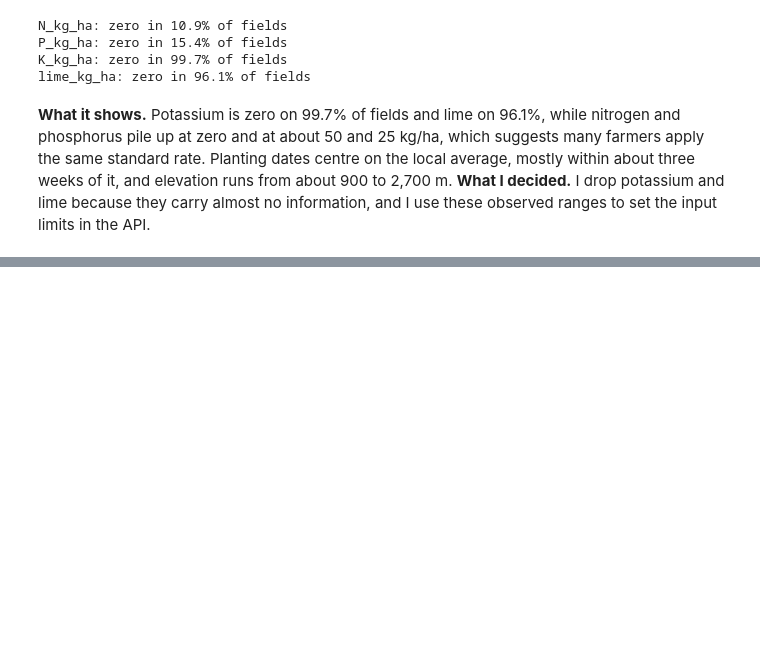
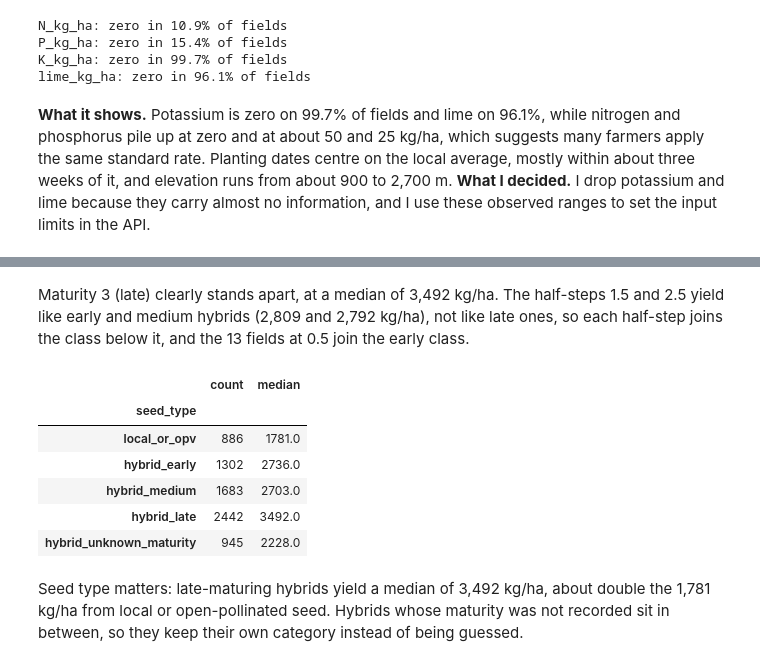
Before and after one commit to Kiguru-Alu/linear_regression_model, a Jupyter notebook: summative/linear_regression/multivariate.ipynb, the cells around one changed output, grey strips where cells are left out. Drawn from its saved outputs; the diff is of its cells as text; code cells hidden in the pictures; blank space fills up the shorter version.

```diff
--- a/summative/linear_regression/multivariate.ipynb
+++ b/summative/linear_regression/multivariate.ipynb
@@ -135,0 +214,33 @@ lime_kg_ha: zero in 96.1% of fields
+# %% [markdown]
+Maturity 3 (late) clearly stands apart, at a median of 3,492 kg/ha. The half-steps 1.5 and 2.5 yield like early and medium hybrids (2,809 and 2,792 kg/ha), not like late ones, so each half-step joins the class below it, and the 13 fields at 0.5 join the early class.
+# %%
+SEED_TYPES = ["local_or_opv", "hybrid_early", "hybrid_medium", "hybrid_late", "hybrid_unknown_maturity"]
+
+
+def seed_type(is_hybrid, maturity):
+    if not is_hybrid:
+        return "local_or_opv"
+    if pd.isna(maturity):
+        return "hybrid_unknown_maturity"
+    if maturity <= 1.5:
+        return "hybrid_early"
+    if maturity <= 2.5:
+        return "hybrid_medium"
+    return "hybrid_late"
+
+
+data = kenya[KEPT + [TARGET]].copy()
+data["seed_type"] = [seed_type(h, m) for h, m in zip(kenya["hybrid"], kenya["hyb_mat"])]
+CANDIDATES = KEPT + ["seed_type"]
+
+data.groupby("seed_type")[TARGET].agg(["count", "median"]).reindex(SEED_TYPES).round(0)
+# %% [output]
+|  | count | median |
+| seed_type |  |  |
+| local_or_opv | 886 | 1781.0 |
+| hybrid_early | 1302 | 2736.0 |
+| hybrid_medium | 1683 | 2703.0 |
+| hybrid_late | 2442 | 3492.0 |
+| hybrid_unknown_maturity | 945 | 2228.0 |
+# %% [markdown]
+Seed type matters: late-maturing hybrids yield a median of 3,492 kg/ha, about double the 1,781 kg/ha from local or open-pollinated seed. Hybrids whose maturity was not recorded sit in between, so they keep their own category instead of being guessed.
```
Also changed, not shown: parts of 5 cells of this notebook.
